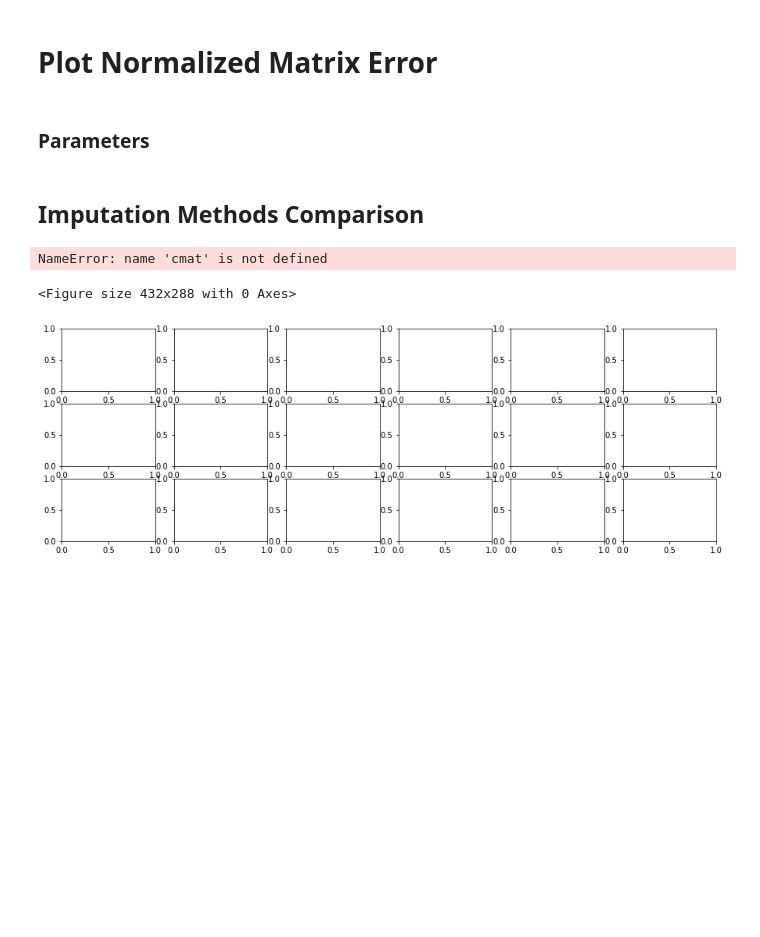
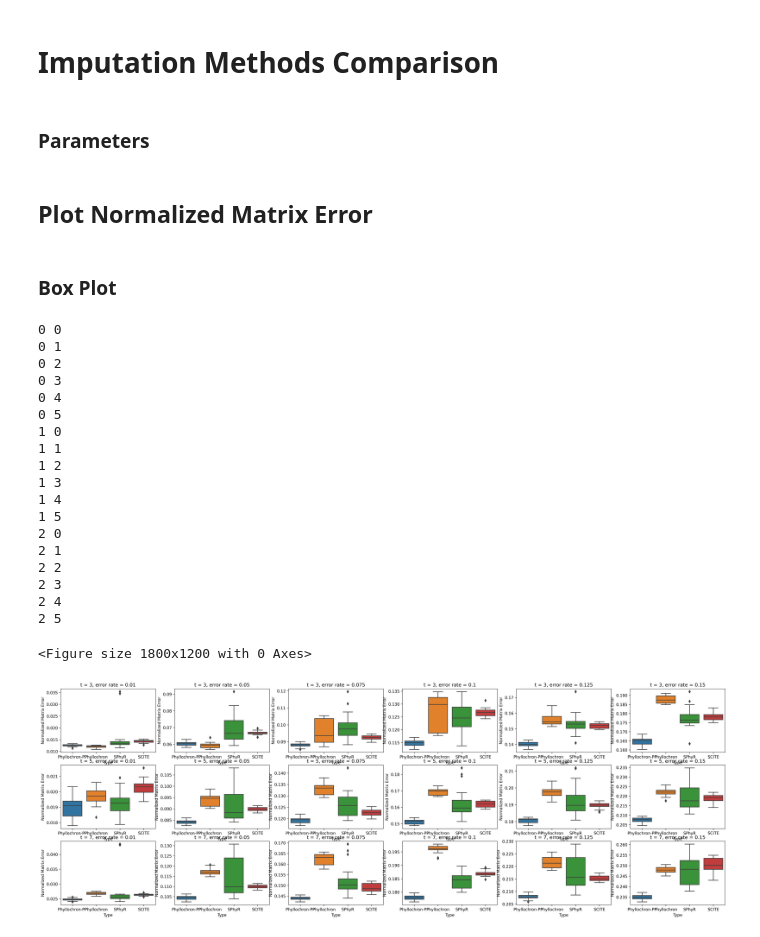
Before and after one commit to raphael-group/Phyllochron, a Jupyter notebook: notebooks/simulation_visualizations.ipynb, the cells around one changed output. Cells and saved outputs as stored; diff of their text form; code cells hidden in the pictures; blank space fills up the shorter version.

```diff
--- a/notebooks/simulation_visualizations.ipynb
+++ b/notebooks/simulation_visualizations.ipynb
@@ -1,5 +1,14 @@
 # %%
 import matplotlib.pyplot as plt
+import pandas as pd
+import pygraphviz as pgv
+import networkx as nx
+import numpy as np
+from collections import defaultdict
+import seaborn as sns
+
+import matplotlib as mpl
+mpl.rcParams['figure.dpi'] = 300
 # %%
 def build_matrix(G, ncells, nmutations):
     mat = np.zeros((ncells, nmutations))
@@ -28,5 +70,5 @@ def build_matrix(G, ncells, nmutations):
 # %% [markdown]
-# Plot Normalized Matrix Error
+# Imputation Methods Comparison
 # %% [markdown]
 ### Parameters
 # %%
@@ -39,45 +81,65 @@ num_replicates = 20
 # Fixed Parameters
 nmutations = 5
 # %% [markdown]
-## Imputation Methods Comparison
+## Plot Normalized Matrix Error
+# %% [markdown]
+### Box Plot
 # %%
 plt.figure()
-fig, axs = plt.subplots(len(timepoints), len(error_rates), figsize=(15, 5))
+fig, axs = plt.subplots(len(timepoints), len(error_rates), figsize=(30, 10))
 idx = 0
 for i, t in enumerate(timepoints):
     for j, prop in enumerate(error_rates):
-        PP_diffs = []
-        LPR_diffs = []
+        print(i,j)
+        phyllochron_pp_diffs = []
+        phyllochron_diffs = []
         SPhyR_diffs = []
         SCITE_diffs = []
         for sd in range(num_replicates + 1):
             if sd < num_replicates:
-                og_character_matrix = cmat[idx]
-                ML_LPR_df = pd.read_csv(f'/n/fs/ragr-data/users/aj7381/adversarial_cases/ML-LPR_{t}_{prop}_{sd}_B.csv')
-                ML_PP_df = pd.read_csv(f'/n/fs/ragr-data/users/aj7381/adversarial_cases/ML-PP_{t}_{prop}_{sd}_B.csv')
-                sphyr_df = pd.read_csv(f'/n/fs/ragr-data/users/aj7381/adversarial_cases/result_{t}_{prop}_{sd}_sphyr.txt', sep=' ',skiprows=2, header=None)
+                og_character_matrix = pd.read_csv(f'../simulations/ground_truth/gt_imputation_{t}_{prop}_{sd}.csv').values[:, 1:]
+                phyllochron_df = pd.read_csv(f'../simulations/Phyllochron/phyllochron_{t}_{prop}_{sd}_B.csv')
+                phyllochron_pp_df = pd.read_csv(f'../simulations/Phyllochron_PP/phyllochron_pp_{t}_{prop}_{sd}_B.csv')
+                sphyr_df = pd.read_csv(f'../simulations/SPhyR/sphyr_{t}_{prop}_{sd}.txt', sep=' ',skiprows=2, header=None)
 
 
-                gv = pgv.AGraph(f'/n/fs/ragr-data/users/aj7381/adversarial_cases/result_{t}_{prop}_{sd}_ml0.gv', strict=False, directed=True)
+                gv = pgv.AGraph(f'../simulations/SCITE/scite_{t}_{prop}_{sd}_ml0.gv', strict=False, directed=True)
                 G = nx.DiGraph(gv)
                 SCITE_character_matrix = build_matrix(G, t * ncells_per_sample, nmutations)
 
                 SPhyR_character_matrix = sphyr_df.values
-                ML_LPR_character_matrix = ML_LPR_df.values[:, 1:]
-                ML_PP_character_matrix = ML_PP_df.values[:, 1:]
-                PP_diffs.append(np.sum(np.abs(og_character_matrix - ML_PP_character_matrix))/(ncells_per_sample * nmutations * t))
-                LPR_diffs.append(np.sum(np.abs(og_character_matrix - ML_LPR_character_matrix))/(ncells_per_sample * nmutations * t))
+                phyllochron_character_matrix = phyllochron_df.values[:, 1:]
+                phyllochron_pp_character_matrix = phyllochron_pp_df.values[:, 1:]
+                phyllochron_pp_diffs.append(np.sum(np.abs(og_character_matrix - phyllochron_pp_character_matrix))/(ncells_per_sample * nmutations * t))
+                phyllochron_diffs.append(np.sum(np.abs(og_character_matrix - phyllochron_character_matrix))/(ncells_per_sample * nmutations * t))
                 SPhyR_diffs.append(np.sum(np.abs(og_character_matrix - SPhyR_character_matrix))/(ncells_per_sample * nmutations * t))
                 SCITE_diffs.append(np.sum(np.abs(og_character_matrix - SCITE_character_matrix))/(ncells_per_sample * nmutations * t))
 
             idx += 1
 
-        data = pd.DataFrame({'Type': num_replicates*['ConDoR'] + num_replicates*['Phyllochron'] + num_replicates*['SPhyR'] + num_replicates*['SCITE'], 'Normalized Matrix Error':PP_diffs + LPR_diffs + SPhyR_diffs + SCITE_diffs})
-        axs[i,j].set_ylim(0, 0.20)
+        data = pd.DataFrame({'Type': num_replicates*['Phyllochron-PP'] + num_replicates*['Phyllochron'] + num_replicates*['SPhyR'] + num_replicates*['SCITE'], 'Normalized Matrix Error':phyllochron_pp_diffs + phyllochron_diffs + SPhyR_diffs + SCITE_diffs})
+        #axs[i,j].set_ylim(0, 0.20)
         sns.boxplot(x='Type', y='Normalized Matrix Error', data=data, ax = axs[i,j])
         axs[i,j].set_title(f't = {t}, error rate = {prop}')
 plt.show()
 # %% [output]
-NameError: name 'cmat' is not defined
+0 0
+0 1
+0 2
+0 3
+0 4
+0 5
+1 0
+1 1
+1 2
+1 3
+1 4
+1 5
+2 0
+2 1
+2 2
+2 3
+2 4
+2 5
-<Figure size 432x288 with 0 Axes>
+<Figure size 1800x1200 with 0 Axes>
-[figure, old version]
+[figure, new version]
```
Also changed, not shown: parts of 7 cells of this notebook, 5 other files.
